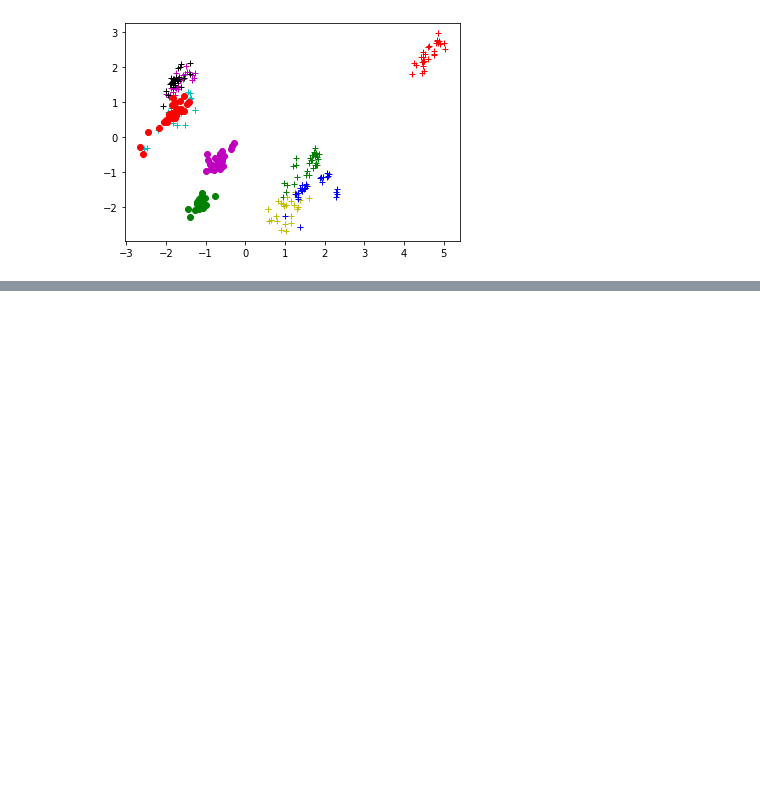
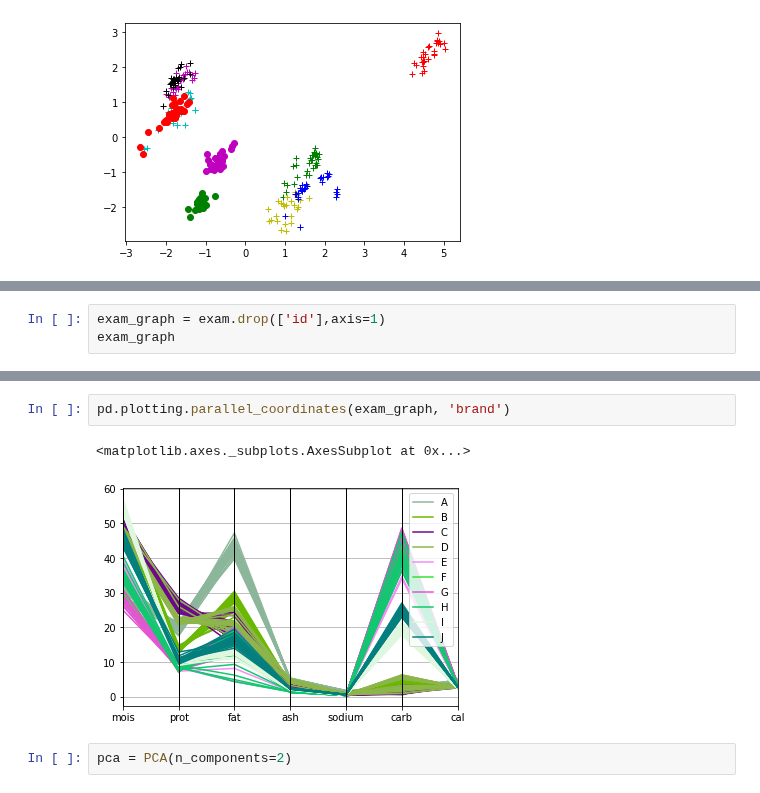
Before and after one commit to sitthatkaja/multivariate, a Jupyter notebook: EXAM01.ipynb, the cells around one changed output, grey strips where cells are left out. Drawn from its saved outputs; the diff is of its cells as text; blank space fills up the shorter version.

```diff
--- a/EXAM01.ipynb
+++ b/EXAM01.ipynb
@@ -347,0 +369,3 @@ plt.plot(n_pca[268:300,0],n_pca[268:300,1],'om')
+# %%
+exam_graph = exam.drop(['id'],axis=1)
+exam_graph
@@ -347,0 +403,7 @@ plt.plot(n_pca[268:300,0],n_pca[268:300,1],'om')
+# %%
+pd.plotting.parallel_coordinates(exam_graph, 'brand')
+# %% [output]
+<matplotlib.axes._subplots.AxesSubplot at 0x...>
+[figure, added]
+# %%
+pca = PCA(n_components=2)
```
Also changed, not shown: parts of 25 cells of this notebook.
